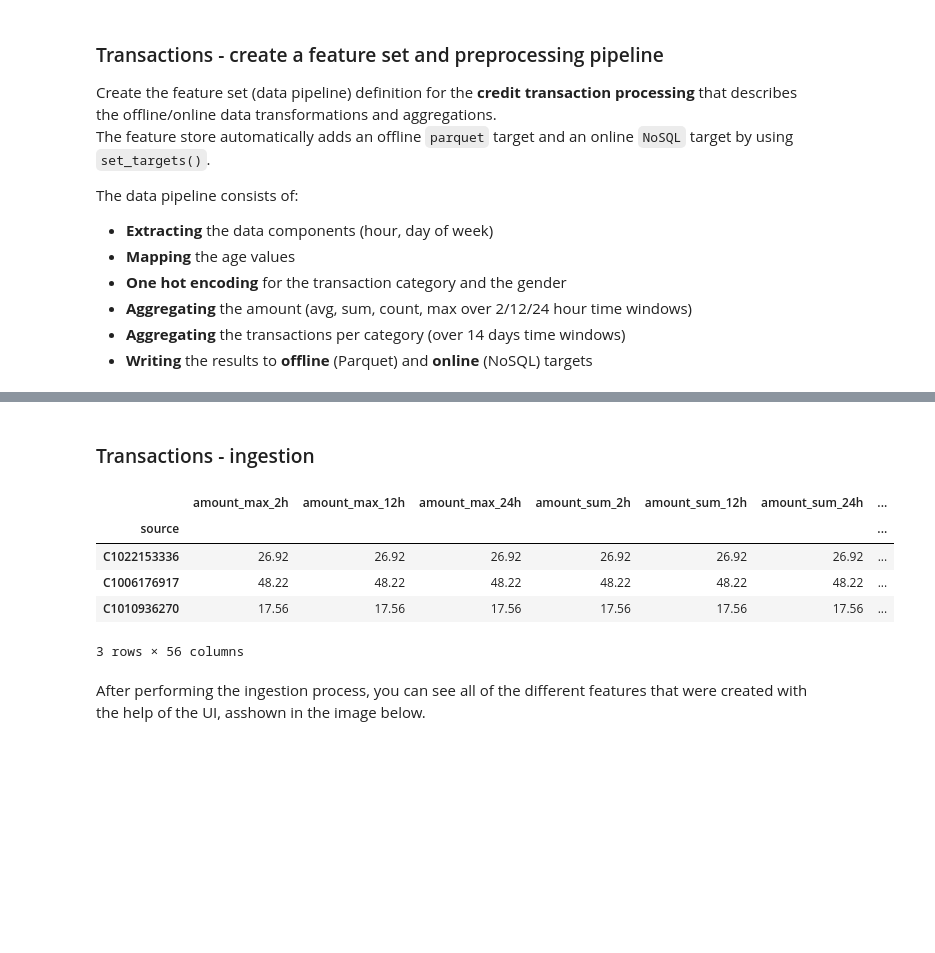
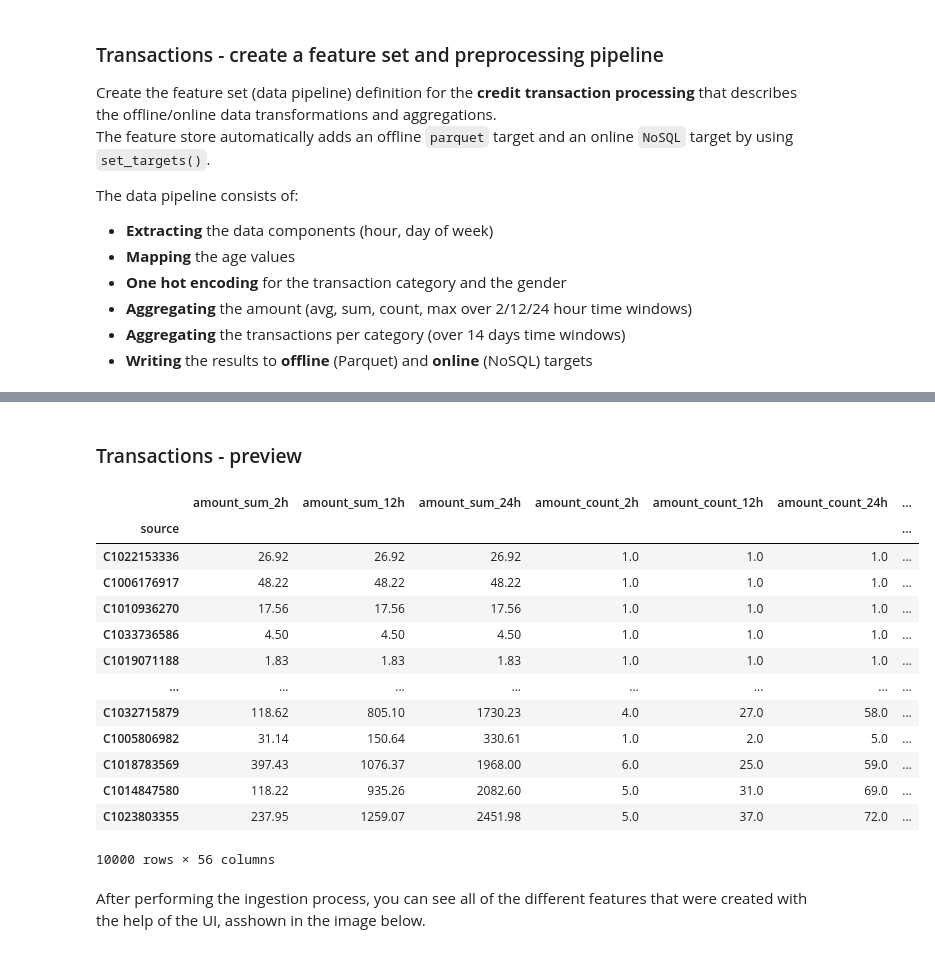
Before and after one commit to mlrun/demo-fraud, a Jupyter notebook: 01-ingest-datasources.ipynb, the cells around one changed output, grey strips where cells are left out. Saved outputs shown, nothing was run; the diff lists cells and outputs as text; code cells hidden in the pictures; blank space fills up the shorter version.

```diff
--- a/01-ingest-datasources.ipynb
+++ b/01-ingest-datasources.ipynb
@@ -148,20 +166,24 @@ transaction_set.plot(rankdir="LR", with_targets=True)
 # %% [output]
 [drawing not drawn]
 # %% [markdown]
-### Transactions - ingestion
+### Transactions - preview
-# %%
-# Ingest your transactions dataset through your defined pipeline
-transactions_df = fstore.ingest(transaction_set, transactions_data,
-                 infer_options=fstore.InferOptions.default())
-
-transactions_df.head(3)
-# %% [output]
-|  | amount_max_2h | amount_max_12h | amount_max_24h | amount_sum_2h | amount_sum_12h | amount_sum_24h | ... |
-| source |  |  |  |  |  |  | ... |
-| C1022153336 | 26.92 | 26.92 | 26.92 | 26.92 | 26.92 | 26.92 | ... |
-| C1006176917 | 48.22 | 48.22 | 48.22 | 48.22 | 48.22 | 48.22 | ... |
-| C1010936270 | 17.56 | 17.56 | 17.56 | 17.56 | 17.56 | 17.56 | ... |
-3 rows × 56 columns
+# %%
+fstore.preview(transaction_set, transactions_data,)
+# %% [output]
+|  | amount_sum_2h | amount_sum_12h | amount_sum_24h | amount_count_2h | amount_count_12h | amount_count_24h | ... |
+| source |  |  |  |  |  |  | ... |
+| C1022153336 | 26.92 | 26.92 | 26.92 | 1.0 | 1.0 | 1.0 | ... |
+| C1006176917 | 48.22 | 48.22 | 48.22 | 1.0 | 1.0 | 1.0 | ... |
+| C1010936270 | 17.56 | 17.56 | 17.56 | 1.0 | 1.0 | 1.0 | ... |
+| C1033736586 | 4.50 | 4.50 | 4.50 | 1.0 | 1.0 | 1.0 | ... |
+| C1019071188 | 1.83 | 1.83 | 1.83 | 1.0 | 1.0 | 1.0 | ... |
+| ... | ... | ... | ... | ... | ... | ... | ... |
+| C1032715879 | 118.62 | 805.10 | 1730.23 | 4.0 | 27.0 | 58.0 | ... |
+| C1005806982 | 31.14 | 150.64 | 330.61 | 1.0 | 2.0 | 5.0 | ... |
+| C1018783569 | 397.43 | 1076.37 | 1968.00 | 6.0 | 25.0 | 59.0 | ... |
+| C1014847580 | 118.22 | 935.26 | 2082.60 | 5.0 | 31.0 | 69.0 | ... |
+| C1023803355 | 237.95 | 1259.07 | 2451.98 | 5.0 | 37.0 | 72.0 | ... |
+10000 rows × 56 columns
 # %% [markdown]
 After performing the ingestion process, you can see all of the different features that were created with the help of the UI, asshown in the image below.
 # %% [markdown]
```
Also changed, not shown: parts of 21 cells of this notebook.
